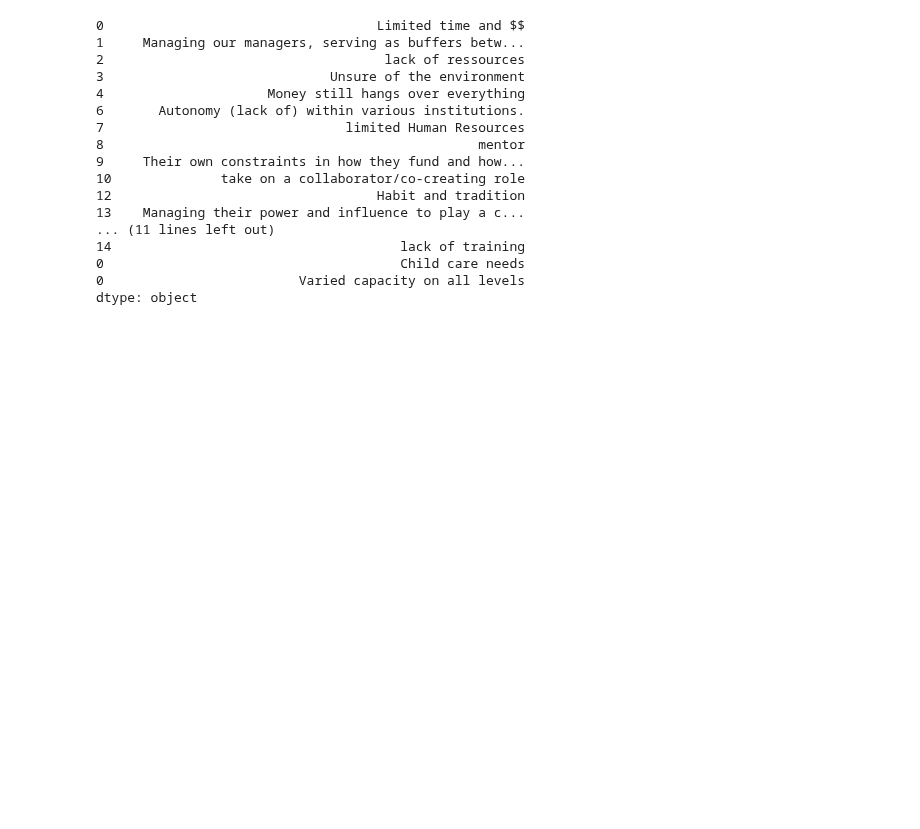
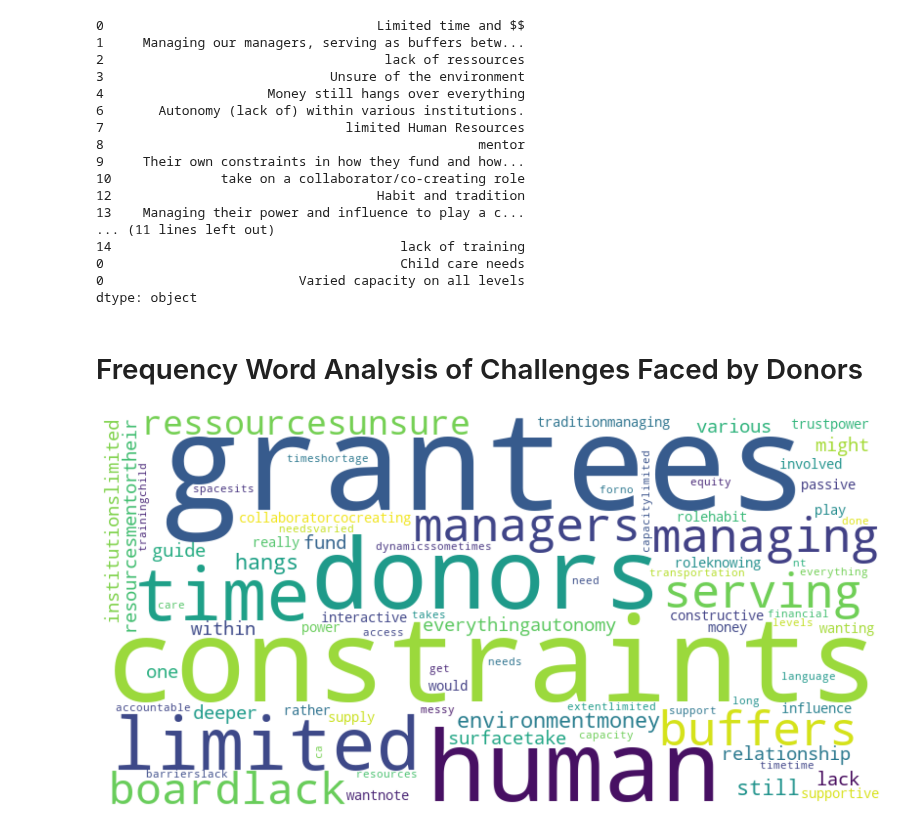
Before and after one commit to alliajagbe/sentiment-analysis, a Jupyter notebook: donor_roles.ipynb, the cells around one changed output. Cells and saved outputs as stored; diff of their text form; code cells hidden in the pictures; blank space fills up the shorter version.

Commit message:
challenges word cloud

```diff
--- a/donor_roles.ipynb
+++ b/donor_roles.ipynb
@@ -540,3 +540,20 @@ new_challenge_df
 0                                      Child care needs
 0                         Varied capacity on all levels
 dtype: object
+# %% [markdown]
+# Frequency Word Analysis of Challenges Faced by Donors
+# %%
+text = ''.join(new_challenge_df)
+text = text.lower()
+tokens = word_tokenize(text)
+stop_words = set(stopwords.words('english'))
+tokens = [w for w in tokens if not w in stop_words]
+
+# removing punctuation
+table = str.maketrans('', '', string.punctuation)
+stripped = [w.translate(table) for w in tokens]
+stripped = [w for w in stripped if w.isalpha()]
+# %%
+word_cloud('challenges', stripped)
+# %% [output]
+[figure, added]
```
Also changed, not shown: 1 other file.
